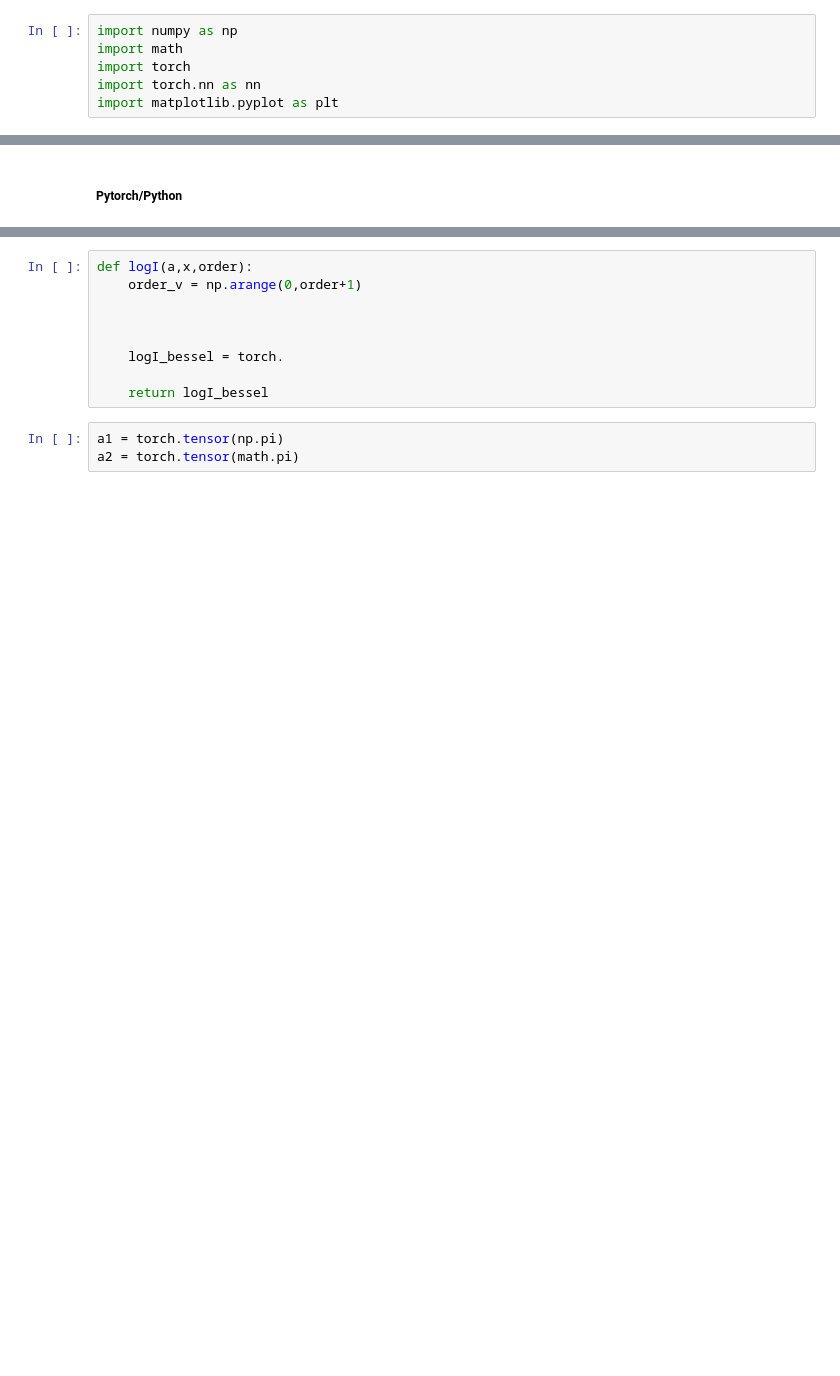
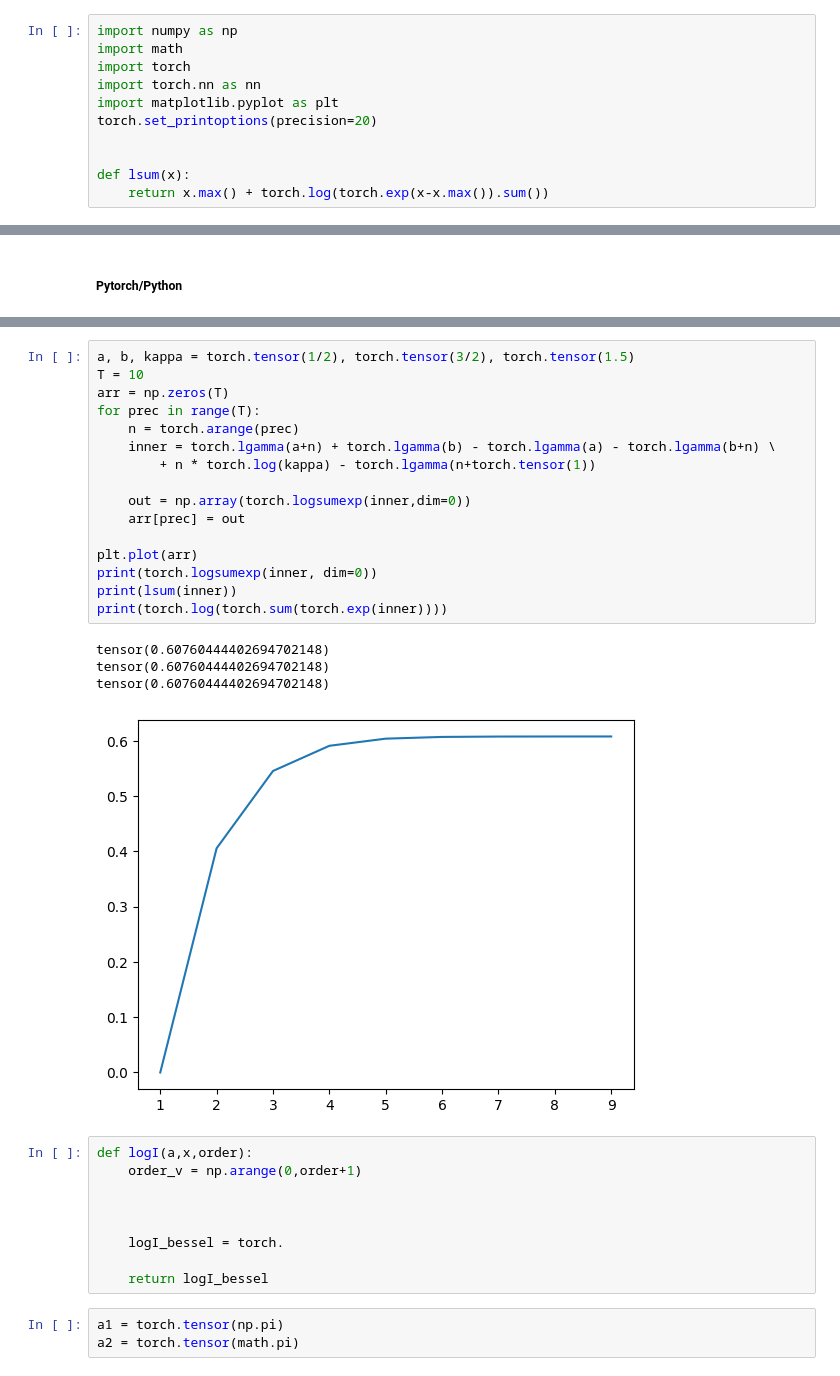
Before and after one commit to Eortvald/bsc-thesis, a Jupyter notebook: src/utils/atrithmic_checks.ipynb, the cells around one changed output, grey strips where cells are left out. Saved outputs shown, nothing was run; the diff lists cells and outputs as text; blank space fills up the shorter version.

Commit message:
added_log kummer + HMM torch

```diff
--- a/src/utils/atrithmic_checks.ipynb
+++ b/src/utils/atrithmic_checks.ipynb
@@ -4,6 +4,11 @@ import math
 import torch
 import torch.nn as nn
 import matplotlib.pyplot as plt
+torch.set_printoptions(precision=20)
+
+
+def lsum(x):
+    return x.max() + torch.log(torch.exp(x-x.max()).sum())
 # %% [markdown]
 ### Matlab Bessel to Pytorch
 # %% [markdown]
@@ -35,3 +43,24 @@ array([ 0,  1,  2,  3,  4,  5,  6,  7,  8,  9, 10])
+# %%
+a, b, kappa = torch.tensor(1/2), torch.tensor(3/2), torch.tensor(1.5)
+T = 10
+arr = np.zeros(T)
+for prec in range(T):
+    n = torch.arange(prec)
+    inner = torch.lgamma(a+n) + torch.lgamma(b) - torch.lgamma(a) - torch.lgamma(b+n) \
+        + n * torch.log(kappa) - torch.lgamma(n+torch.tensor(1))
+
+    out = np.array(torch.logsumexp(inner,dim=0))
+    arr[prec] = out
+
+plt.plot(arr)
+print(torch.logsumexp(inner, dim=0))
+print(lsum(inner))
+print(torch.log(torch.sum(torch.exp(inner))))
+# %% [output]
+tensor(0.60760444402694702148)
+tensor(0.60760444402694702148)
+tensor(0.60760444402694702148)
+[figure, added]
 # %%
 def logI(a,x,order):
     order_v = np.arange(0,order+1)
```
Also changed, not shown: parts of 3 cells of this notebook, 3 other files.
